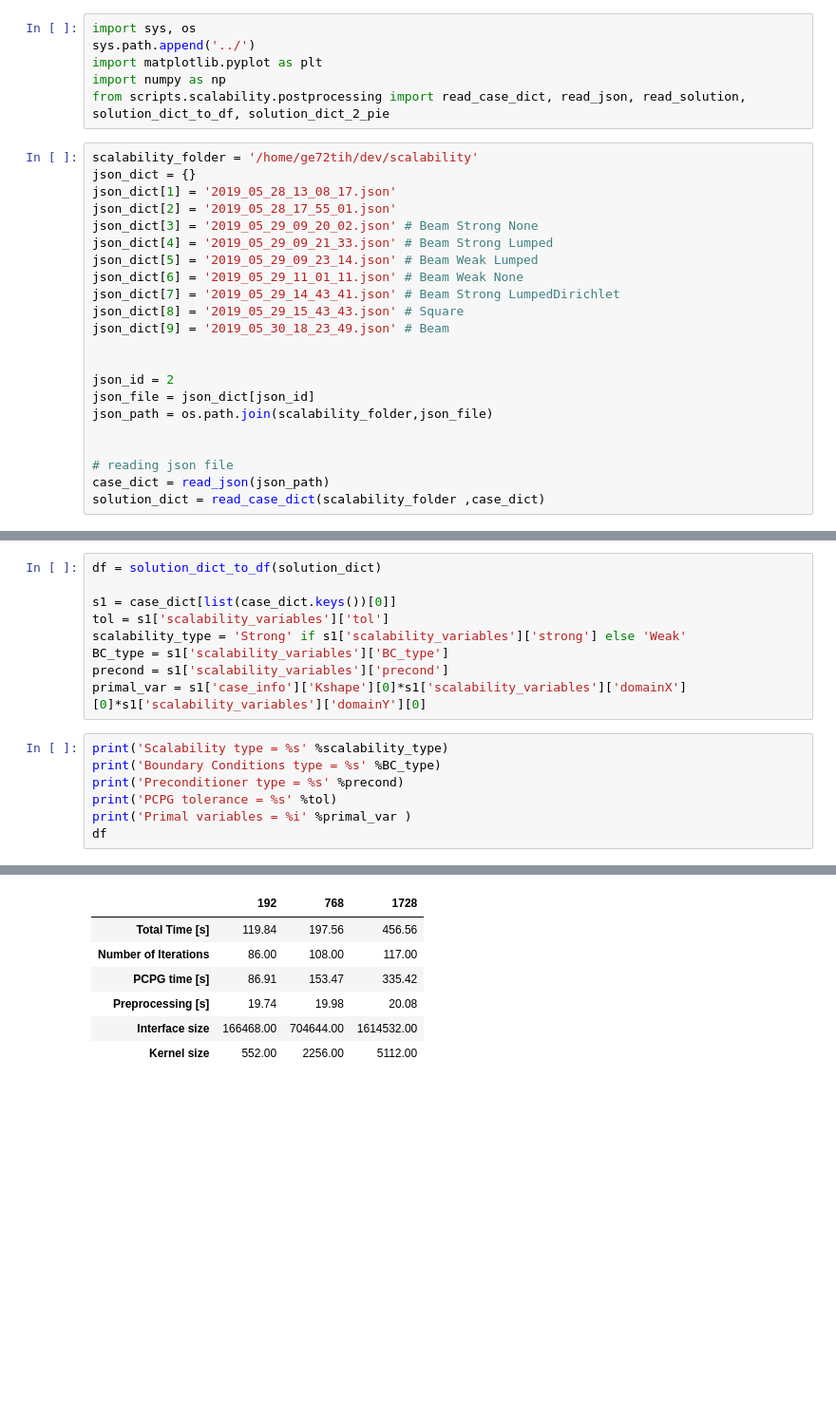
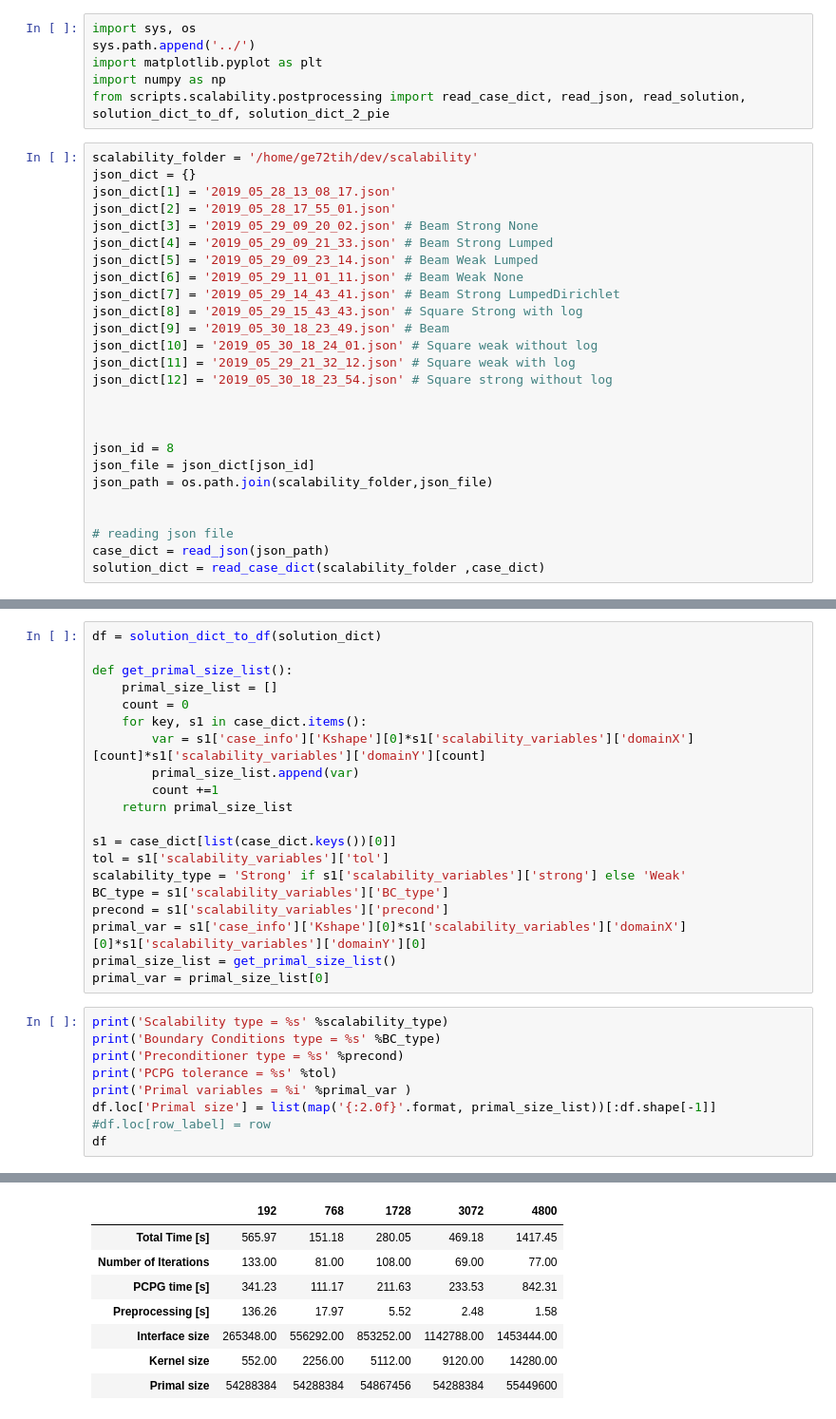
Before and after one commit to jenovencio/PYFETI, a Jupyter notebook: notebooks/PostProcessing Scalability.ipynb, the cells around one changed output, grey strips where cells are left out. Shown at 95% size. Saved outputs shown, nothing was run; the diff lists cells and outputs as text; blank space fills up the shorter version.

```diff
--- a/notebooks/PostProcessing Scalability.ipynb
+++ b/notebooks/PostProcessing Scalability.ipynb
@@ -14,11 +14,15 @@ json_dict[4] = '2019_05_29_09_21_33.json' # Beam Strong Lumped
 json_dict[5] = '2019_05_29_09_23_14.json' # Beam Weak Lumped
 json_dict[6] = '2019_05_29_11_01_11.json' # Beam Weak None
 json_dict[7] = '2019_05_29_14_43_41.json' # Beam Strong LumpedDirichlet
-json_dict[8] = '2019_05_29_15_43_43.json' # Square
+json_dict[8] = '2019_05_29_15_43_43.json' # Square Strong with log
 json_dict[9] = '2019_05_30_18_23_49.json' # Beam
+json_dict[10] = '2019_05_30_18_24_01.json' # Square weak without log
+json_dict[11] = '2019_05_29_21_32_12.json' # Square weak with log
+json_dict[12] = '2019_05_30_18_23_54.json' # Square strong without log
 
 
-json_id = 2
+
+json_id = 8
 json_file = json_dict[json_id]
 json_path = os.path.join(scalability_folder,json_file)
 
@@ -29,5 +35,14 @@ solution_dict = read_case_dict(scalability_folder ,case_dict)
 # %%
 df = solution_dict_to_df(solution_dict)
+
+def get_primal_size_list():
+    primal_size_list = []
+    count = 0
+    for key, s1 in case_dict.items():
+        var = s1['case_info']['Kshape'][0]*s1['scalability_variables']['domainX'][count]*s1['scalability_variables']['domainY'][count]
+        primal_size_list.append(var)
+        count +=1
+    return primal_size_list
 
 s1 = case_dict[list(case_dict.keys())[0]]
 tol = s1['scalability_variables']['tol']
@@ -35,11 +50,15 @@ scalability_type = 'Strong' if s1['scalability_variables']['strong'] else 'Weak'
 BC_type = s1['scalability_variables']['BC_type']
 precond = s1['scalability_variables']['precond']
 primal_var = s1['case_info']['Kshape'][0]*s1['scalability_variables']['domainX'][0]*s1['scalability_variables']['domainY'][0]
+primal_size_list = get_primal_size_list()
+primal_var = primal_size_list[0]
 # %%
 print('Scalability type = %s' %scalability_type)
 print('Boundary Conditions type = %s' %BC_type)
 print('Preconditioner type = %s' %precond)
 print('PCPG tolerance = %s' %tol)
 print('Primal variables = %i' %primal_var )
+df.loc['Primal size'] = list(map('{:2.0f}'.format, primal_size_list))[:df.shape[-1]]
+#df.loc[row_label] = row
 df
 # %% [output]
@@ -51,10 +70,11 @@ Primal variables = 16773504
-|  | 192 | 768 | 1728 |
-| Total Time [s] | 119.84 | 197.56 | 456.56 |
-| Number of Iterations | 86.00 | 108.00 | 117.00 |
-| PCPG time [s] | 86.91 | 153.47 | 335.42 |
-| Preprocessing [s] | 19.74 | 19.98 | 20.08 |
-| Interface size | 166468.00 | 704644.00 | 1614532.00 |
-| Kernel size | 552.00 | 2256.00 | 5112.00 |
+|  | 192 | 768 | 1728 | 3072 | 4800 |
+| Total Time [s] | 565.97 | 151.18 | 280.05 | 469.18 | 1417.45 |
+| Number of Iterations | 133.00 | 81.00 | 108.00 | 69.00 | 77.00 |
+| PCPG time [s] | 341.23 | 111.17 | 211.63 | 233.53 | 842.31 |
+| Preprocessing [s] | 136.26 | 17.97 | 5.52 | 2.48 | 1.58 |
+| Interface size | 265348.00 | 556292.00 | 853252.00 | 1142788.00 | 1453444.00 |
+| Kernel size | 552.00 | 2256.00 | 5112.00 | 9120.00 | 14280.00 |
+| Primal size | 54288384 | 54288384 | 54867456 | 54288384 | 55449600 |
 # %%
 # define the figure size and grid layout properties
 figsize = (14, 12)
```
Also changed, not shown: parts of 8 cells of this notebook, 5 other files.
